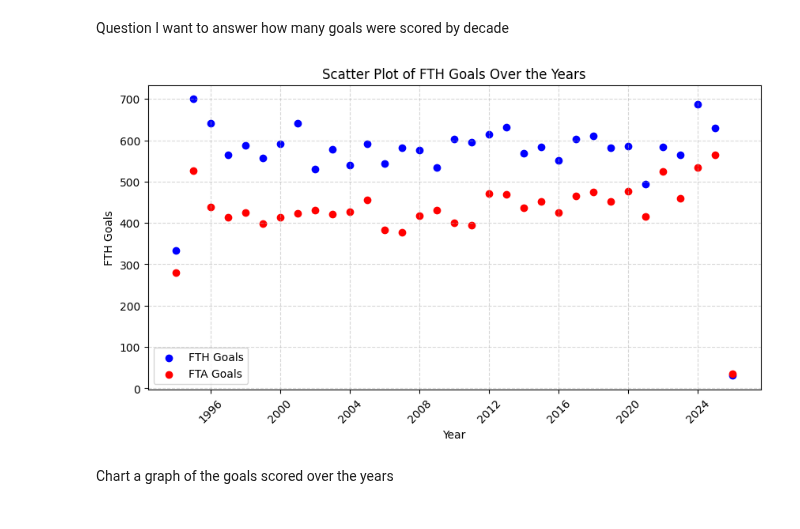
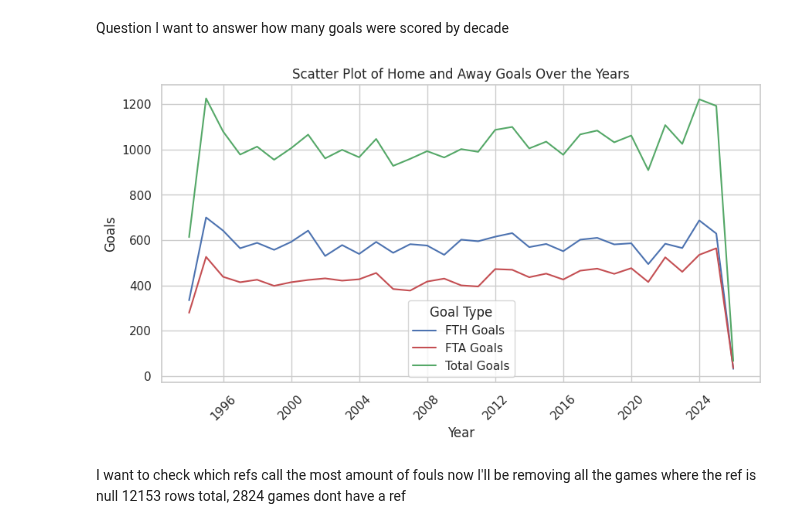
Before and after one commit to RaulBSanchez/PremierLeagueData, a Jupyter notebook: notebook49901bb43c.ipynb, the cells around one changed output. Cells and saved outputs as stored; diff of their text form; code cells hidden in the pictures.

```diff
--- a/notebook49901bb43c.ipynb
+++ b/notebook49901bb43c.ipynb
@@ -152,6 +152,7 @@ pl_table_subset.tail()
 #pl_table_subset.loc[:, 'Date']= pd.to_datetime(pl_table_subset['Date'], format='%d/%m/%Y')
 #pl_table_subset['Date'] = pd.to_datetime(pl_table_subset['Date'])
 
-pl_table_subset.loc[:, 'Date']= pd.to_datetime(pl_table_subset['Date'], format='%d/%m/%Y')
-pl_table_subset.dtypes
+#pl_table_subset.loc[:, 'Date']= pd.to_datetime(pl_table_subset['Date'], format='%d/%m/%Y')
+
+pl_table_subset['Date'] = pd.to_datetime(pl_table_subset['Date'], format='%d/%m/%Y')
 # %% [output]
@@ -291,21 +247,29 @@ Question I want to answer how many goals were scored by decade
 # %%
 #pl_table_subset.loc[:,'Decade'] = ((pl_table_subset['Date'].dt.year - 1990) // 10 ) * 10 + 1990
 data = pl_table_subset.groupby(pd.Grouper(key='Date', axis=0, freq='YE'))['FTH Goals'].sum()
 data_away = pl_table_subset.groupby(pd.Grouper(key='Date', axis=0, freq='YE'))['FTA Goals'].sum()
-#print(data)
-#print(data_away)
+goals_by_decade = pd.concat([data, data_away], axis=1).fillna(0)
+goals_by_decade["Total Goals"] = goals_by_decade['FTH Goals'] + goals_by_decade['FTA Goals']
+goals_by_decade = goals_by_decade.reset_index().rename(columns={"index": "Date"})
 
+
+
+df_melted = goals_by_decade.melt(id_vars=["Date"], var_name="Goal Type", value_name="Goals")
+
+# Set seaborn style
+sns.set_theme(style="whitegrid")
+
+# Create the scatter plot with correct hue
 plt.figure(figsize=(10, 5))
-plt.scatter(data.index, data.values, color='b', label=data.name)
-plt.scatter(data_away.index, data_away.values, color='r', label=data_away.name)
+sns.lineplot(data=df_melted, x="Date", y="Goals", hue="Goal Type", palette={"FTH Goals": "b", "FTA Goals": "r", "Total Goals": "g"})
+
+# Customize labels and title
 plt.xlabel("Year")
-plt.ylabel(data.name)
-plt.title(f"Scatter Plot of {data.name} Over the Years")
+plt.ylabel("Goals")
+plt.title("Scatter Plot of Home and Away Goals Over the Years")
 plt.xticks(rotation=45)
-plt.grid(True, linestyle="--", alpha=0.5)
-plt.legend()
 
 # Show the plot
 plt.show()
 # %% [output]
-[figure, old version]
+[figure, new version]
@@ -315,2 +276,4 @@ plt.show()
-# %% [markdown]
-Chart a graph of the goals scored over the years
+# %% [markdown]
+I want to check which refs call the most amount of fouls now
+I'll be removing all the games where the ref is null
+12153 rows total, 2824 games dont have a ref
```
Also changed, not shown: parts of 14 cells of this notebook.
